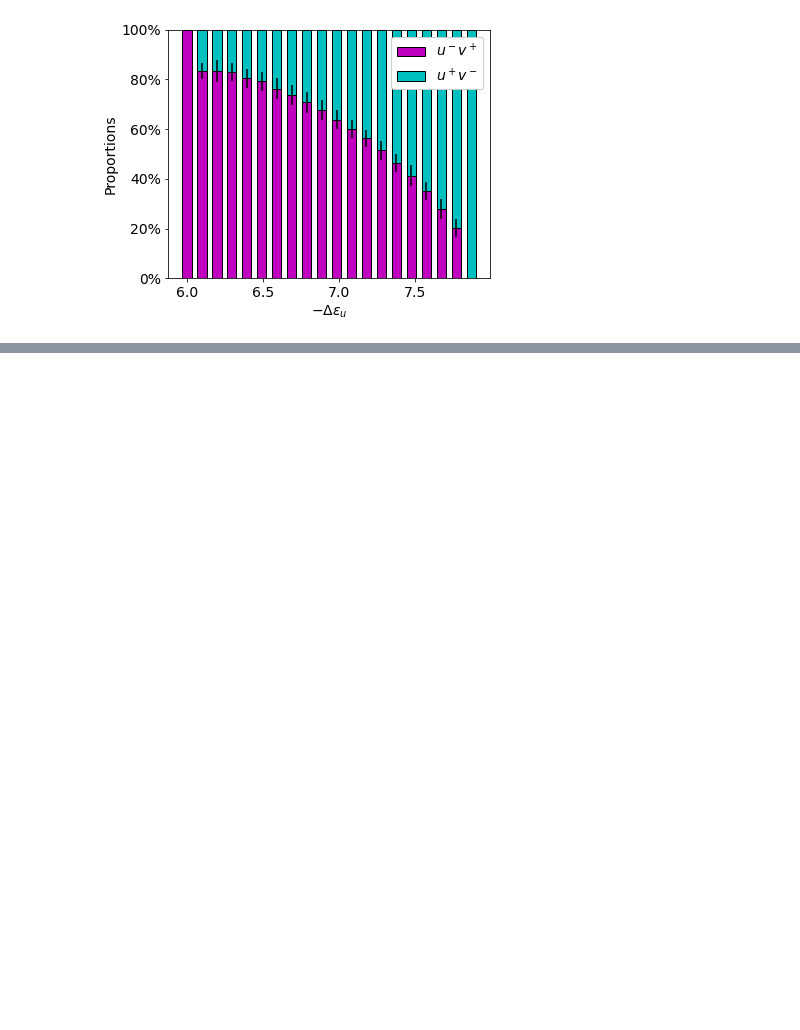
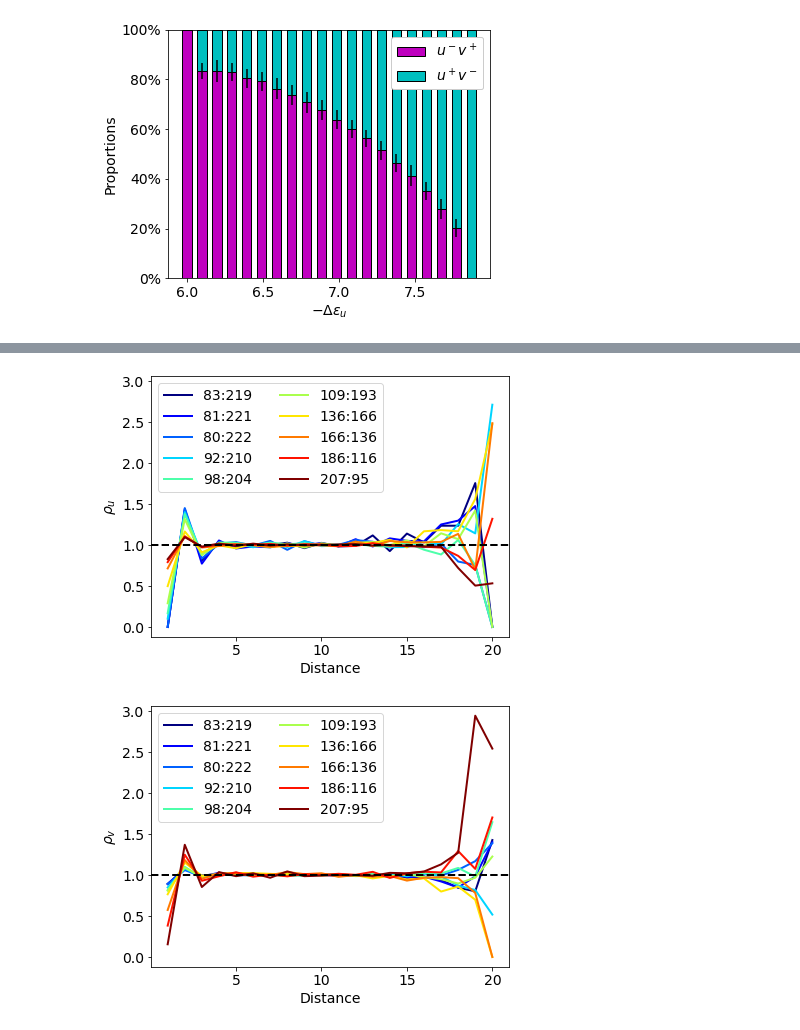
Before and after one commit to SchardtS/Cell-Differentiation, a Jupyter notebook: PhD Thesis (Images).ipynb, the cells around one changed output, grey strips where cells are left out. Saved outputs shown, nothing was run; the diff lists cells and outputs as text; code cells hidden in the pictures; blank space fills up the shorter version.

```diff
--- a/PhD Thesis (Images).ipynb
+++ b/PhD Thesis (Images).ipynb
@@ -1343,0 +1454,43 @@ print(1- prop.Fate[1], prop.Fate[1], prop.Fate[18])
+# %%
+import matplotlib
+
+cmap = matplotlib.cm.get_cmap('jet')
+test = np.linspace(0,1,len(Pu))
+distances = [j for j in range(1,int(np.max(org.GraphDist))+1)]
+plt.figure(figsize=[6.4, 4.8])
+plt.rc('font', size=14)
+
+for i in range(len(Pu)):
+    rgba = cmap(test[i])
+
+    plt.plot(distances,Pu[i], color = rgba, lw=2, label=str(Tu[i])+':'+str(Tv[i]))
+
+plt.axhline(1, color='k', ls = 'dashed', lw = 2)
+plt.legend(ncol=2)
+plt.xlabel('Distance')
+plt.ylabel('$\\rho_u$')
+plt.ylim([0-0.12, max([np.max(Pv), np.max(Pu)])+0.12])
+plt.savefig('Results/PhD Thesis/Pattern formation/NN_PCF_u.pdf', transparent=True)
+plt.savefig('Results/PhD Thesis/Pattern formation/NN_PCF_u.png', transparent=True)
+
+plt.figure(figsize=[6.4, 4.8])
+plt.rc('font', size=14)
+for i in range(len(Pv)):
+    rgba = cmap(test[i])
+
+    plt.plot(distances,Pv[i], color = rgba, lw=2, label=str(Tu[i])+':'+str(Tv[i]))
+
+plt.axhline(1, color='k', ls = 'dashed', lw = 2)
+plt.legend(ncol=2)
+plt.xlabel('Distance')
+plt.ylabel('$\\rho_v$')
+plt.ylim([0-0.12, max([np.max(Pu), np.max(Pv)])+0.12])
+#sm = plt.cm.ScalarMappable(cmap='jet', norm=plt.Normalize(vmin=0, vmax=1))
+#cbar = plt.colorbar(sm)
+#cbar.ax.set_yticklabels([])
+#cbar.set_label('$-\Delta\epsilon_g$')
+plt.savefig('Results/PhD Thesis/Pattern formation/NN_PCF_v.pdf', transparent=True)
+plt.savefig('Results/PhD Thesis/Pattern formation/NN_PCF_v.png', transparent=True)
+# %% [output]
+[figure, added]
+[figure, added]
```
Also changed, not shown: parts of 9 cells of this notebook, 3 other files.
